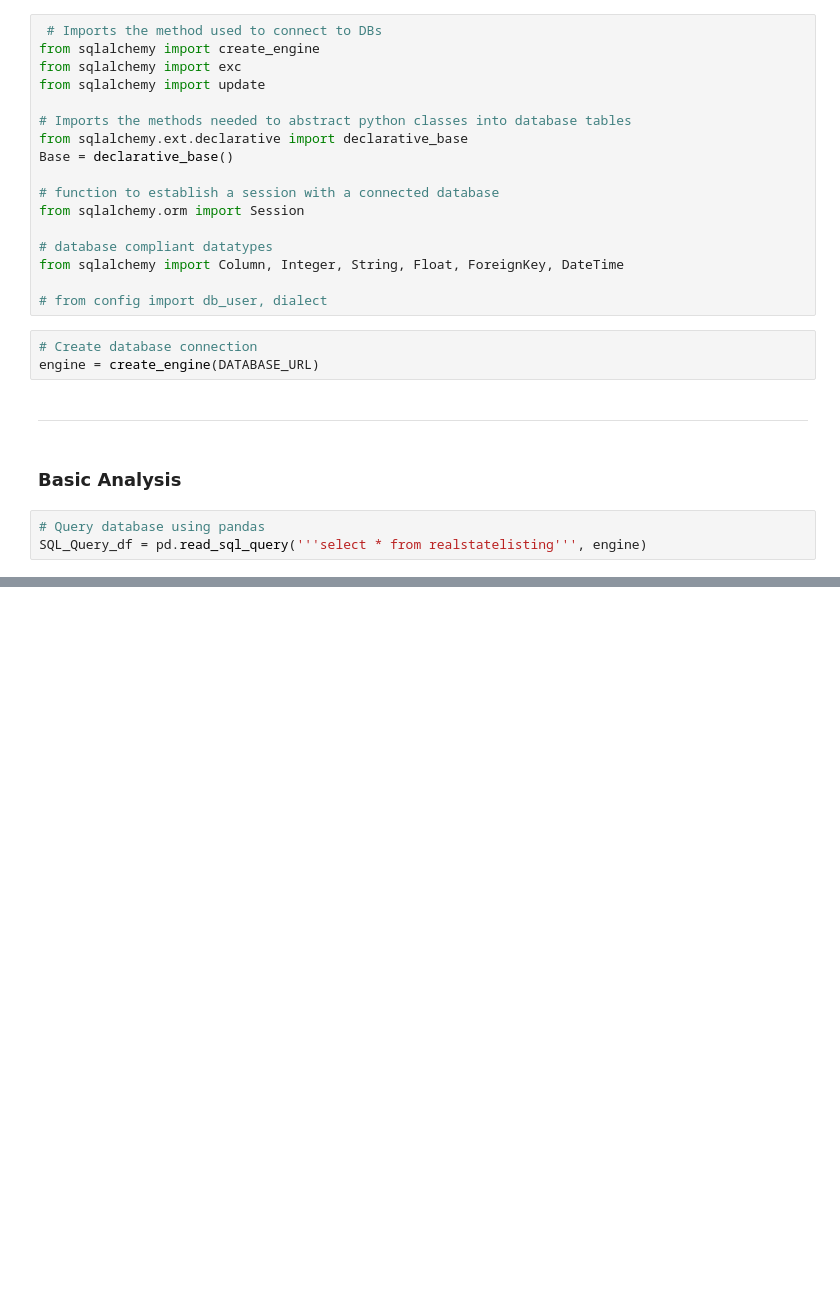
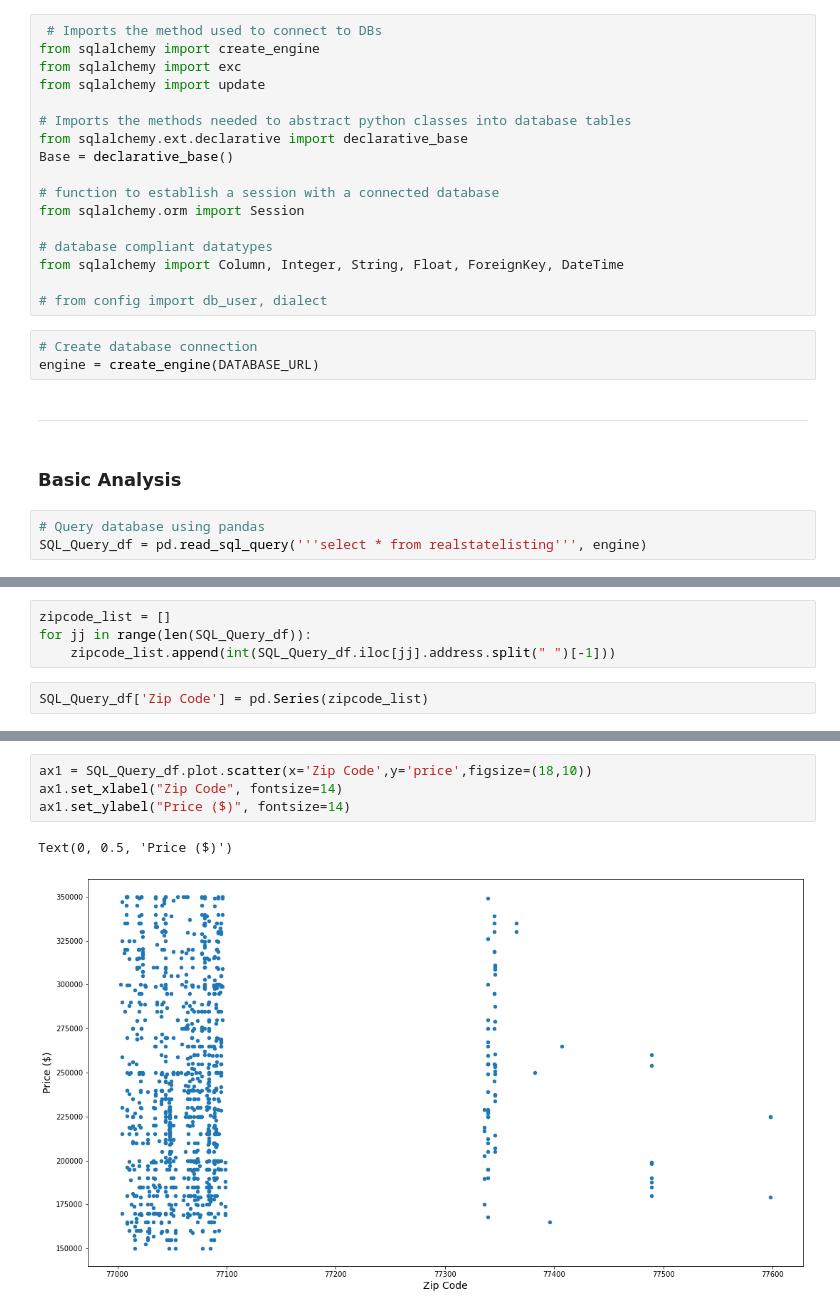
Before and after one commit to gpivaro/Project_3, a Jupyter notebook: Real_State_Analysis.ipynb, the cells around one changed output, grey strips where cells are left out. Drawn from its saved outputs; the diff is of its cells as text; blank space fills up the shorter version.

```diff
--- a/Real_State_Analysis.ipynb
+++ b/Real_State_Analysis.ipynb
@@ -85,0 +86,6 @@ Text(0, 0.5, 'longitude')
+# %%
+zipcode_list = []
+for jj in range(len(SQL_Query_df)):
+    zipcode_list.append(int(SQL_Query_df.iloc[jj].address.split(" ")[-1]))
+# %%
+SQL_Query_df['Zip Code'] = pd.Series(zipcode_list)
@@ -85,0 +112,7 @@ Text(0, 0.5, 'longitude')
+# %%
+ax1 = SQL_Query_df.plot.scatter(x='Zip Code',y='price',figsize=(18,10))
+ax1.set_xlabel("Zip Code", fontsize=14)
+ax1.set_ylabel("Price ($)", fontsize=14)
+# %% [output]
+Text(0, 0.5, 'Price ($)')
+[figure, added]
```
Also changed, not shown: parts of 9 cells of this notebook, 4 other files.
